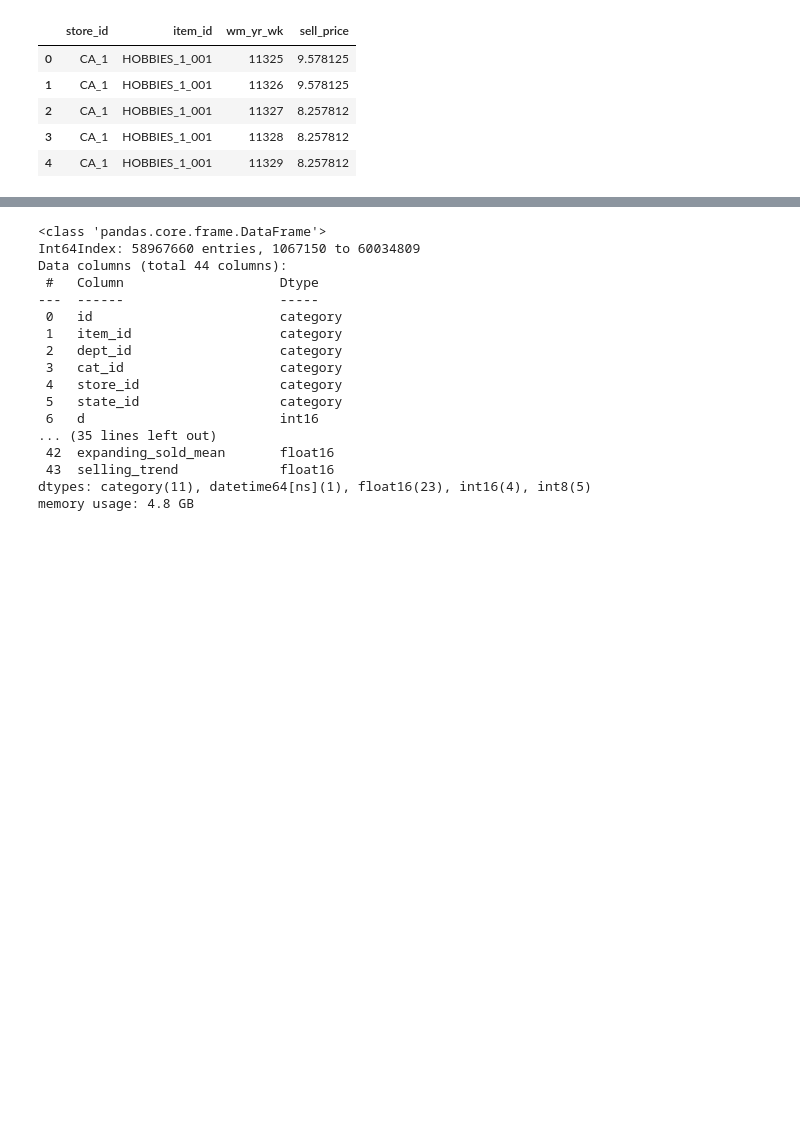
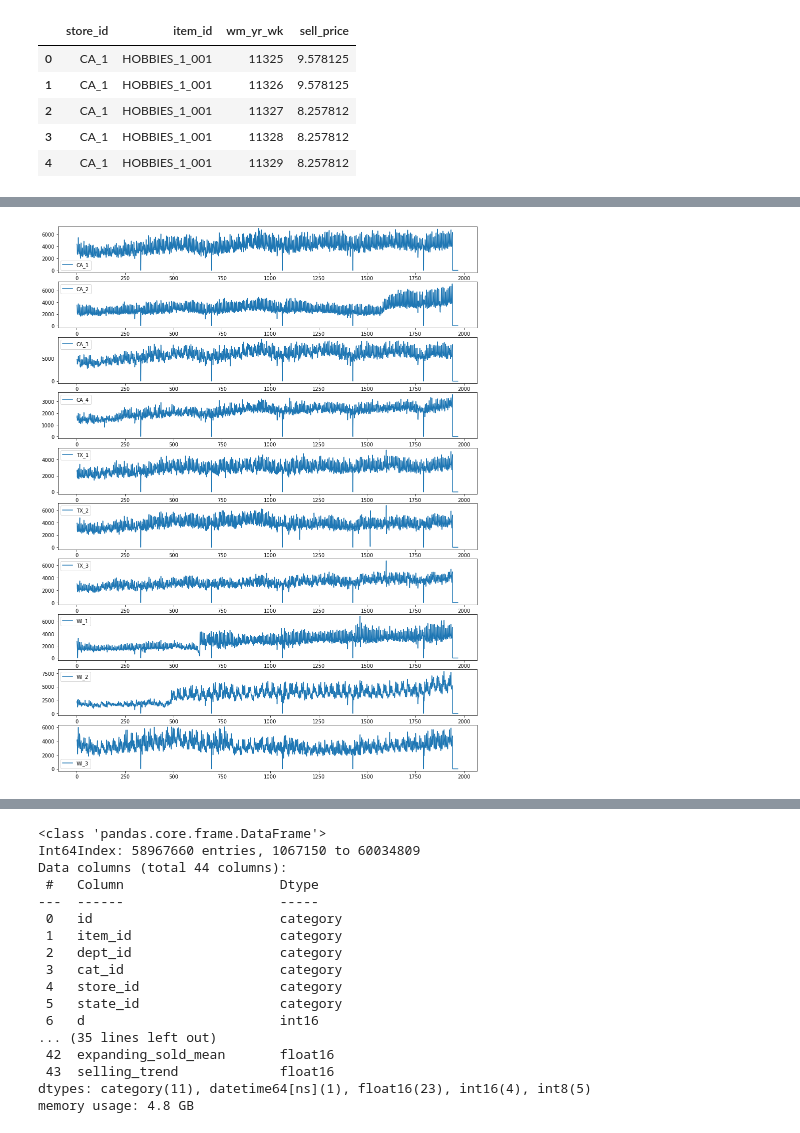
Before and after one commit to kyohei-123/kaggle-m5accuracy, a Jupyter notebook: kaggle-m5accuracy_r3.ipynb, the cells around one changed output, grey strips where cells are left out. Saved outputs shown, nothing was run; the diff lists cells and outputs as text; code cells hidden in the pictures; blank space fills up the shorter version.

```diff
--- a/kaggle-m5accuracy_r3.ipynb
+++ b/kaggle-m5accuracy_r3.ipynb
@@ -267,12 +233,0 @@ df_store_sum[df_store_sum["store_id"]=="CA_1"].sort_values(by="d")
-# %%
-###　店舗ごとのトレンドを確認
-
-stores = df_store_sum["store_id"].unique()
-f,ax = plt.subplots(figsize=(15,5))
-for i,store in enumerate(stores):
-    filter = (df_mean["store_id"]==store)
-    x = df_store_sum[filter]["d"]
-    y = df_store_sum[filter]["sold"]
-    ax.plot(x,y,label=store)
-ax.legend()
-f.show()
@@ -281,12 +233,0 @@ f.show()
-# %%
-### 店舗ごとのトレンドを確認
-
-stores = df_store_sum["store_id"].unique()
-f,axes = plt.subplots(len(stores),figsize=(15,20))
-for i,store in enumerate(stores):
-    filter = (df_mean["store_id"]==store)
-    x = df_store_sum[filter]["d"]
-    y = df_store_sum[filter]["sold"]
-    axes[i].plot(x,y,label=store)
-    axes[i].legend()
-f.show()
@@ -364,0 +268,19 @@ df.drop(['daily_avg_sold','avg_sold'],axis=1,inplace=True)
+# %%
+### LOAD
+df = pd.read_pickle('./output/data.pkl')
+# %%
+### 店舗ごとのトレンドを確認
+
+df_store_sum = df.groupby(["store_id","d"])["sold"].sum().sort_index().reset_index()
+
+stores = df_store_sum["store_id"].unique()
+f,axes = plt.subplots(len(stores),figsize=(15,20))
+for i,store in enumerate(stores):
+    filter = (df_store_sum["store_id"]==store)
+    x = df_store_sum[filter]["d"]
+    y = df_store_sum[filter]["sold"]
+    axes[i].plot(x,y,label=store)
+    axes[i].legend()
+f.show()
+# %% [output]
+[figure, added]
```
Also changed, not shown: parts of 46 cells of this notebook.
